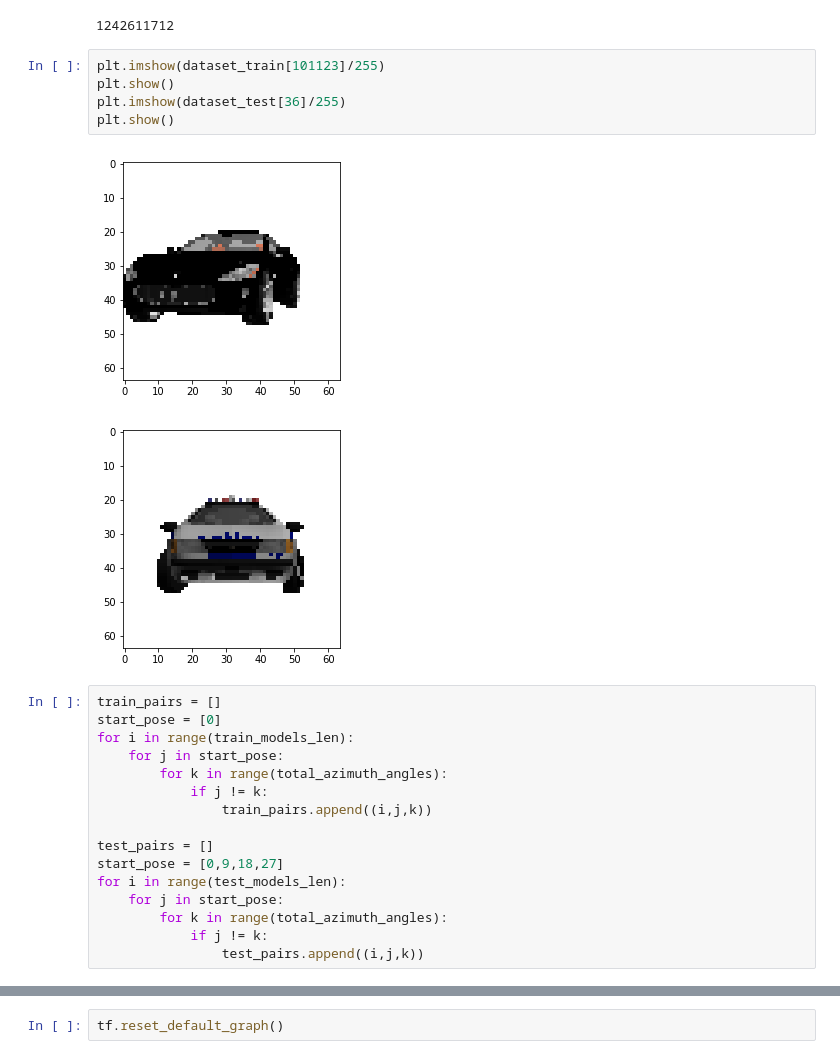
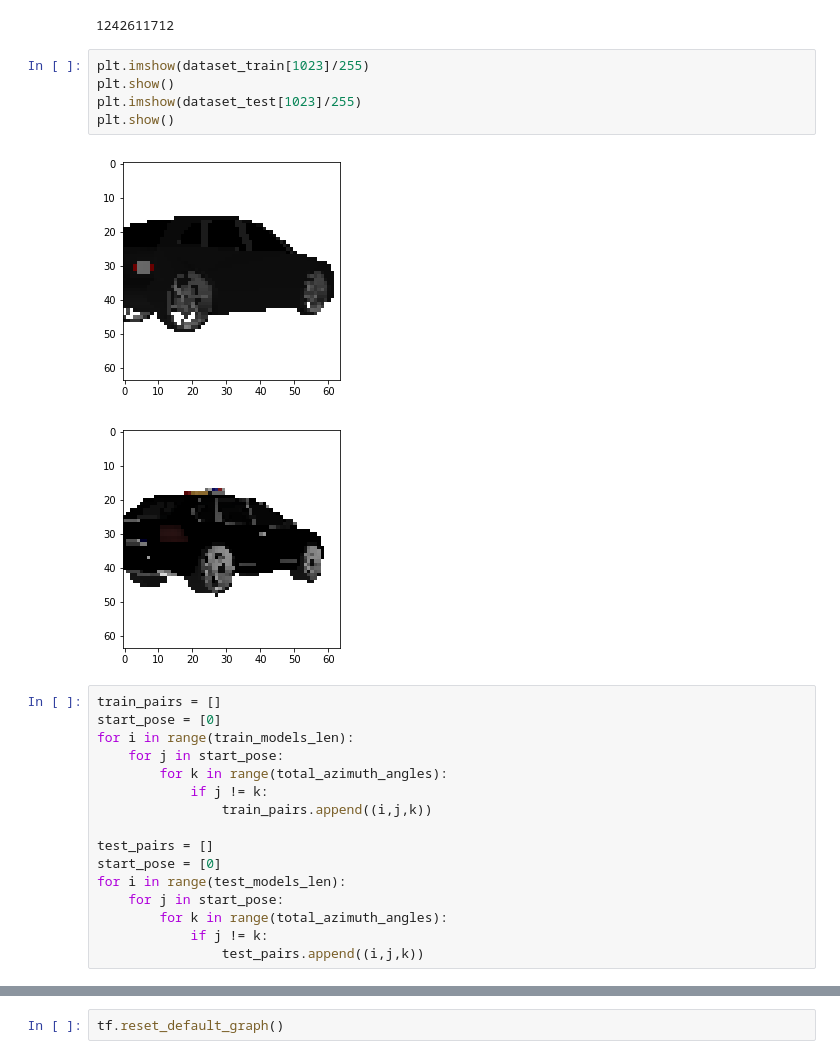
Before and after one commit to Chinmay26/Multi-Viewpoint-Image-generation, a Jupyter notebook: trainers/GAN-processed_dataset.ipynb, the cells around one changed output, grey strips where cells are left out. Saved outputs shown, nothing was run; the diff lists cells and outputs as text.

```diff
--- a/trainers/GAN-processed_dataset.ipynb
+++ b/trainers/GAN-processed_dataset.ipynb
@@ -52,13 +52,13 @@ dataset_train.nbytes
 # %% [output]
 1242611712
 # %%
-plt.imshow(dataset_train[101123]/255)
+plt.imshow(dataset_train[1023]/255)
 plt.show()
-plt.imshow(dataset_test[36]/255)
+plt.imshow(dataset_test[1023]/255)
 plt.show()
 # %% [output]
-[figure, old version]
+[figure, new version]
-[figure, old version]
+[figure, new version]
 # %%
 train_pairs = []
 start_pose = [0]
@@ -69,7 +69,7 @@ for i in range(train_models_len):
                 train_pairs.append((i,j,k))
 
 test_pairs = []
-start_pose = [0,9,18,27]
+start_pose = [0]
 for i in range(test_models_len):
     for j in start_pose:
         for k in range(total_azimuth_angles):
```
Also changed, not shown: parts of 22 cells of this notebook.
